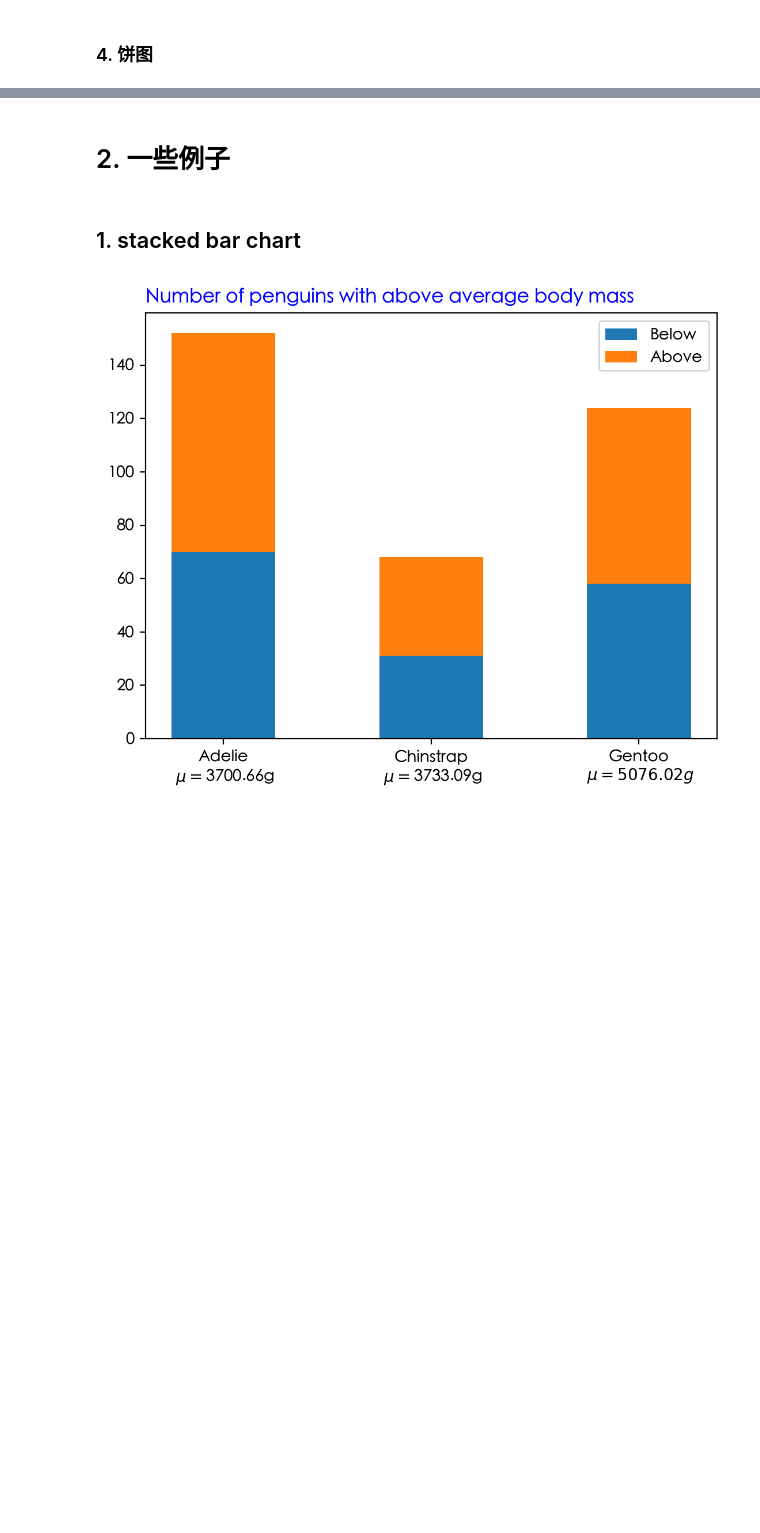
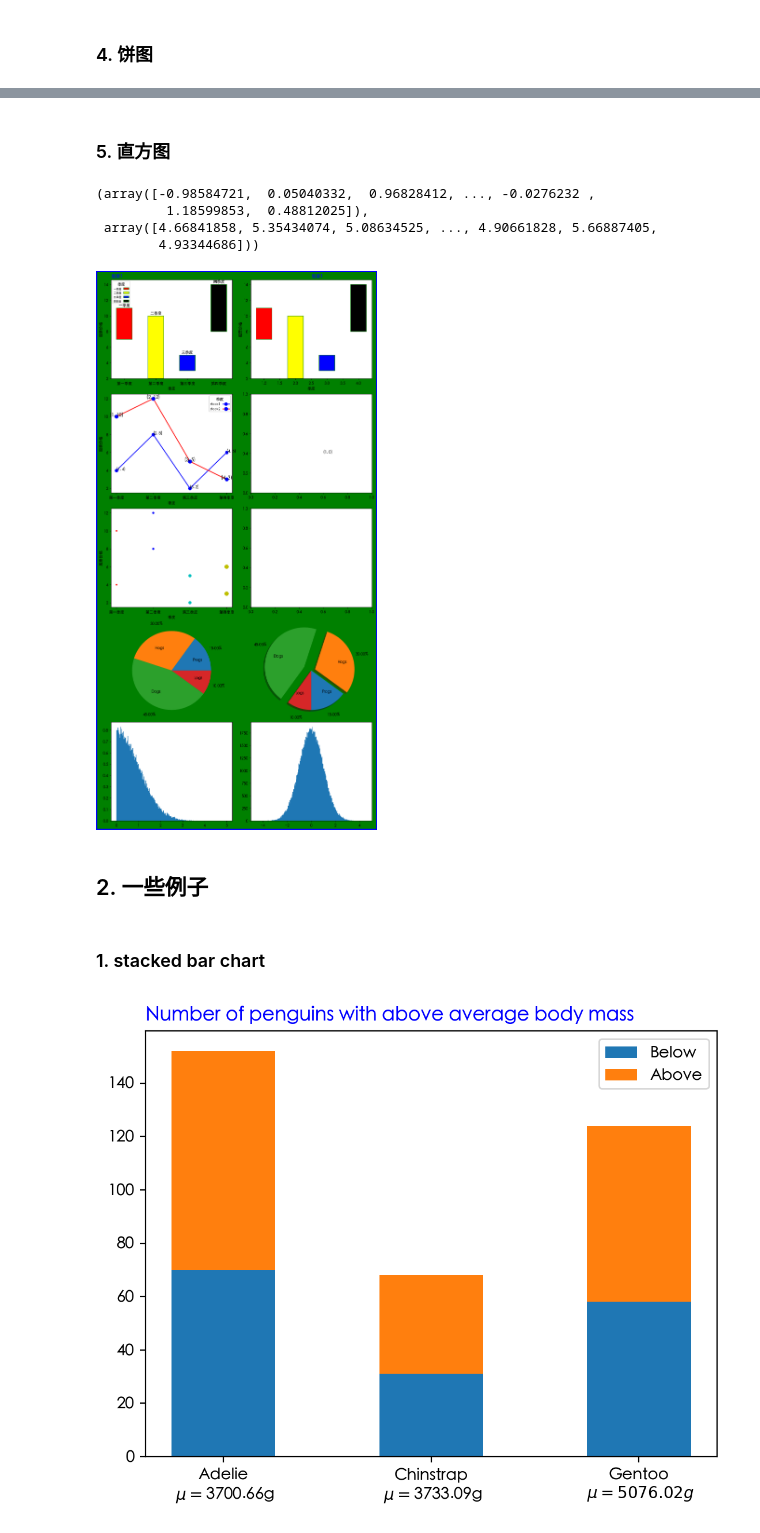
Before and after one commit to leoweng111/mkdocs-knowledge-storage, a Jupyter notebook: docs/markdown/knowledge/python_knowledge/visualization/matplotlib/matplotlib_relevant.ipynb, the cells around one changed output, grey strips where cells are left out. Drawn from its saved outputs; the diff is of its cells as text; code cells hidden in the pictures; blank space fills up the shorter version.

```diff
--- a/docs/markdown/knowledge/python_knowledge/visualization/matplotlib/matplotlib_relevant.ipynb
+++ b/docs/markdown/knowledge/python_knowledge/visualization/matplotlib/matplotlib_relevant.ipynb
@@ -277,7 +288,38 @@ fig
+# %% [markdown]
+### 5. 直方图
+# %%
+# Create a random number generator with a fixed seed for reproducibility
+rng = np.random.default_rng(19680801)
+N_points = 100000
+n_bins = 200
+# Generate two normal distributions
+dist1 = rng.standard_normal(N_points)
+dist2 = 0.4 * rng.standard_normal(N_points) + 5
+# %%
+dist1, dist2
+# %% [output]
+(array([-0.98584721,  0.05040332,  0.96828412, ..., -0.0276232 ,
+         1.18599853,  0.48812025]),
+ array([4.66841858, 5.35434074, 5.08634525, ..., 4.90661828, 5.66887405,
+        4.93344686]))
+# %%
+# 为了避免重叠，在画图之前先将子图清空，只留下坐标轴
+for i, j in product([4],[0, 1]):
+    axes[i, j].clear()
+
+axes[4, 0].hist(x=dist1, # 数据
+                bins=n_bins,  # 直方图的直方个数
+                range=(0, 5), # 直方图数据点的范围
+                density=True, # 是否要把纵坐标的频数转换为概率（频数/总数)
+               )
+axes[4, 1].hist(dist1, bins=n_bins)
+fig
+# %% [output]
+[figure, added]
 # %% [markdown]
-# 2. 一些例子
+## 2. 一些例子
 # %% [markdown]
-## 1. stacked bar chart
+### 1. stacked bar chart
 # %%
 import matplotlib.pyplot as plt
 import numpy as np
```
Also changed, not shown: parts of 7 cells of this notebook, 6 other files.
